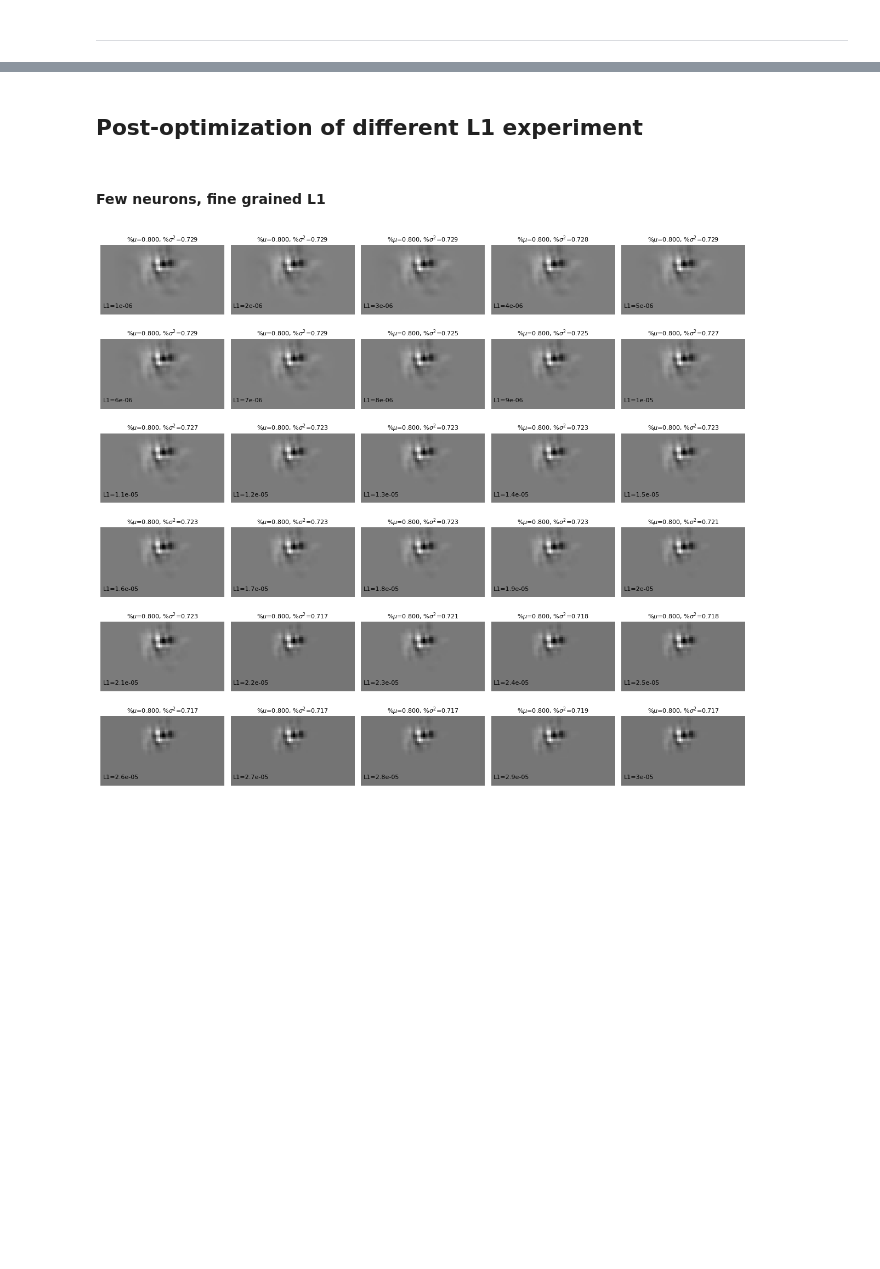
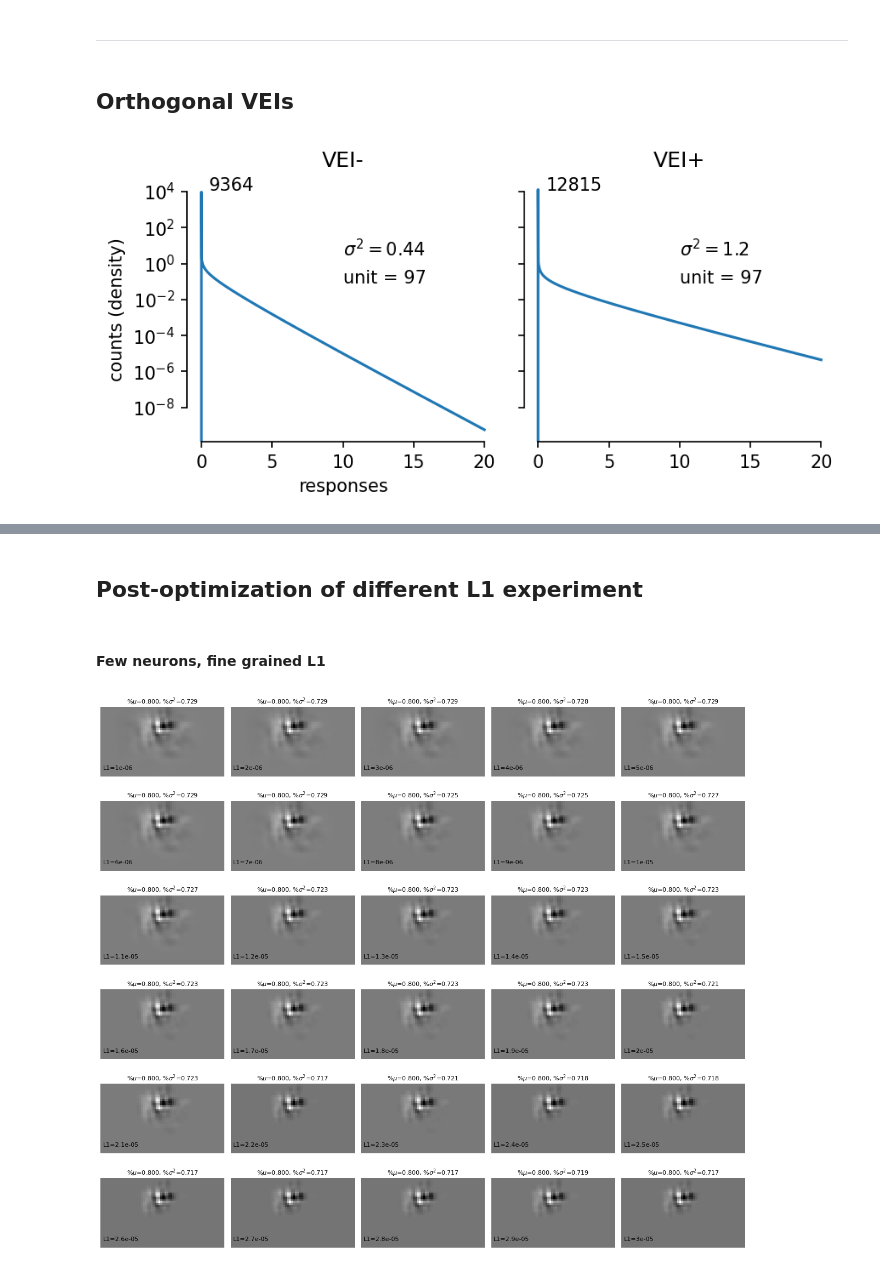
Before and after one commit to sinzlab/nnsysident, a Jupyter notebook: notebooks/mei_demo.ipynb, the cells around one changed output, grey strips where cells are left out. Drawn from its saved outputs; the diff is of its cells as text; code cells hidden in the pictures; blank space fills up the shorter version.

```diff
--- a/notebooks/mei_demo.ipynb
+++ b/notebooks/mei_demo.ipynb
@@ -45,2 +71,66 @@ Connecting konstantin@134.76.19.44:3306
 # %% [markdown]
 ___
+# %% [markdown]
+## Orthogonal VEIs
+# %%
+experiment_name = "Orthogonal VEIs, UNCORRUPTED Jiakun"
+table = MEI() & (MEIExperimentsMouse.Restrictions() & f"experiment_name = '{experiment_name}'")
+
+# table = table & "unit_id in (1, 97)"
+# %%
+uid = 97 #neuron_ids[-1] #neuron_ids_abs[-1] #neuron_ids[-1]
+mei_table = table & "unit_id = {}".format(uid)
+dataloader, model = (TrainedModel & (TrainedEnsembleModel.Member & mei_table & "seed = 3")).load_model()
+model.to(device)
+model.eval();
+
+idx = np.where(dataloader["train"]["27940-2-13-0"].dataset.neurons.unit_ids == uid)[0].item()
+# %%
+vei_min = torch.from_numpy(data.loc[(data["unit_id"] == uid) & (data["vei_type"] == "min")]["mei"].item()).to(device)
+vei_max = torch.from_numpy(data.loc[(data["unit_id"] == uid) & (data["vei_type"] == "max")]["mei"].item()).to(device)
+# %%
+fig, axes = plt.subplots(1, 2, figsize=(6, 3), dpi=150, sharey=True, sharex=True)
+
+for i, (ax, vei, label) in enumerate(zip(axes.flat, [vei_min, vei_max], ["VEI-", "VEI+"])):
+
+    behavior = torch.zeros((vei_min.shape[0], 3)).to(device)
+    pupil_center = torch.zeros((vei_min.shape[0], 2)).to(device)
+    theta, k, loc, q = model(vei, data_key="27940-2-13-0", behavior=behavior, pupil_center=pupil_center)
+    var = np.round(model.predict_variance(vei,
+                                          data_key="27940-2-13-0",
+                                          behavior=behavior,
+                                          pupil_center=pupil_center)[0, idx].item(), decimals=2)
+
+    theta = theta[0, idx].item()
+    k = k[0, idx].item()
+    loc = loc[0, idx].item()
+    q = q[0, idx].item()
+
+    x = np.linspace(0, 20, 1000)
+    y_gamma = gamma(k, loc=loc, scale=theta).pdf(x[x>=loc]) * q
+    y_uniform = np.ones(len(x[x<loc])) * (1-q)/loc
+    y = np.hstack([y_uniform, y_gamma])
+
+    # ax.fill_between(x[x<loc], y_uniform, lw=.1, color='firebrick', alpha=.6, zorder=1, label='uniform');
+    # ax.fill_between(x[x>=loc], y_gamma, lw=.1, color='darkorange', alpha=.6, zorder=1, label='gamma');
+
+    ax.plot(np.concatenate([np.array([0]), x]), np.concatenate([np.array([0]), y_uniform, y_gamma]))
+
+    if i==0:
+        ax.set(xlabel='responses', ylabel='counts (density)')
+
+    # ax.set(xlim = (-2, 30))
+    ax.set_title(label)
+    ax.text(.5, .7, r"$\sigma^2 = {}$".format(var), transform=ax.transAxes)
+    ax.text(.5, .6, r"unit = {}".format(uid), transform=ax.transAxes)
+
+    ax.set_yscale("log")
+    # ax.set(ylim=[0, 4])
+    ax.text(.07, .95, "{}".format(int(y_uniform[0])), transform=ax.transAxes)
+
+sns.despine(trim=True)
+fig.tight_layout()
+
+# fig.savefig('figures/' + name + ".png", bbox_inches='tight')
+# %% [output]
+[figure, added]
```
Also changed, not shown: parts of 53 cells of this notebook, 6 other files.
